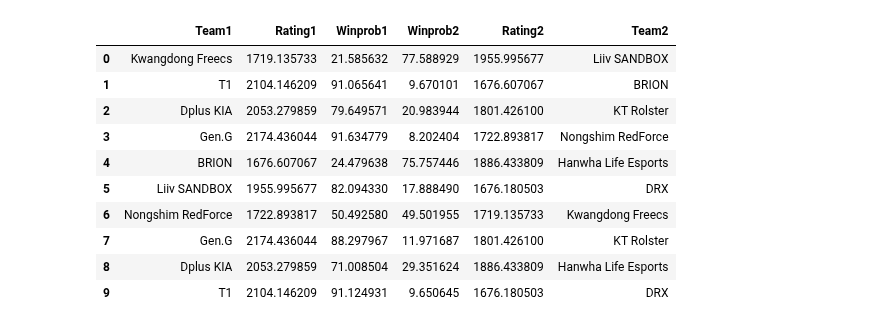
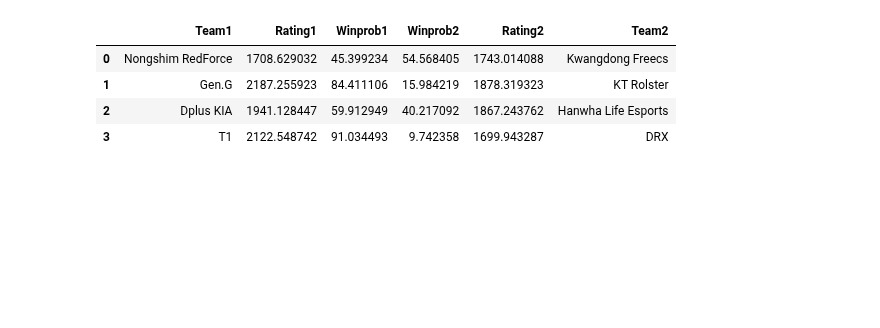
Before and after one commit to posky/LoL-Esports, a Jupyter notebook: glicko_rating_matches.ipynb, the cells around one changed output. Saved outputs shown, nothing was run; the diff lists cells and outputs as text; code cells hidden in the pictures; blank space fills up the shorter version.

Commit message:
lolesports glicko rating

```diff
--- a/glicko_rating_matches.ipynb
+++ b/glicko_rating_matches.ipynb
@@ -203,4 +5,4 @@ def is_proper_league(league):
 # %%
-teams_id = pd.read_csv('./csv/teams_id.csv')
-teams_id
+rating = pd.read_csv('./csv/glicko_rating.csv', parse_dates=['last_game_date'])
+rating.shape
 # %% [output]
@@ -276,5 +10,3 @@ PCS/2023 Season/Spring Season rating ...
-# %%
-rating['last_game_date'] = pd.to_datetime(rating['last_game_date'])
 # %%
 rating
 # %% [output]
@@ -433,39 +165,27 @@ probs
 90 rows × 6 columns
 # %%
 matches = [
-    ('KDF', 'LSB'),
-    ('T1', 'BRO'),
-    ('DK', 'KT'),
-    ('GEN', 'NS'),
-    ('BRO', 'HLE'),
-    ('LSB', 'DRX'),
     ('NS', 'KDF'),
     ('GEN', 'KT'),
     ('DK', 'HLE'),
     ('T1', 'DRX'),
 ]
 
 columns = ['Team1', 'Rating1', 'Winprob1', 'Winprob2', 'Rating2', 'Team2']
 probs = pd.DataFrame(columns=columns)
 for (team1_name, team2_name) in matches:
     team1 = teams[get_team_id(teams_id, team_names[team1_name])]
     team2 = teams[get_team_id(teams_id, team_names[team2_name])]
     lst = [
         team1.name, team1.r, team1.get_win_prob(team2) * 100,
         team2.get_win_prob(team1) * 100, team2.r, team2.name
     ]
     df = pd.DataFrame(data=[lst], columns=columns)
     probs = pd.concat([probs, df], ignore_index=True)
 probs
 # %% [output]
 |  | Team1 | Rating1 | Winprob1 | Winprob2 | Rating2 | Team2 |
-| 0 | Kwangdong Freecs | 1719.135733 | 21.585632 | 77.588929 | 1955.995677 | Liiv SANDBOX |
-| 1 | T1 | 2104.146209 | 91.065641 | 9.670101 | 1676.607067 | BRION |
-| 2 | Dplus KIA | 2053.279859 | 79.649571 | 20.983944 | 1801.426100 | KT Rolster |
-| 3 | Gen.G | 2174.436044 | 91.634779 | 8.202404 | 1722.893817 | Nongshim RedForce |
-| 4 | BRION | 1676.607067 | 24.479638 | 75.757446 | 1886.433809 | Hanwha Life Esports |
-| 5 | Liiv SANDBOX | 1955.995677 | 82.094330 | 17.888490 | 1676.180503 | DRX |
-| 6 | Nongshim RedForce | 1722.893817 | 50.492580 | 49.501955 | 1719.135733 | Kwangdong Freecs |
-| 7 | Gen.G | 2174.436044 | 88.297967 | 11.971687 | 1801.426100 | KT Rolster |
-| 8 | Dplus KIA | 2053.279859 | 71.008504 | 29.351624 | 1886.433809 | Hanwha Life Esports |
-| 9 | T1 | 2104.146209 | 91.124931 | 9.650645 | 1676.180503 | DRX |
+| 0 | Nongshim RedForce | 1708.629032 | 45.399234 | 54.568405 | 1743.014088 | Kwangdong Freecs |
+| 1 | Gen.G | 2187.255923 | 84.411106 | 15.984219 | 1878.319323 | KT Rolster |
+| 2 | Dplus KIA | 1941.128447 | 59.912949 | 40.217092 | 1867.243762 | Hanwha Life Esports |
+| 3 | T1 | 2122.548742 | 91.034493 | 9.742358 | 1699.943287 | DRX |
```
Also changed, not shown: parts of 12 cells of this notebook, 1 other file.
